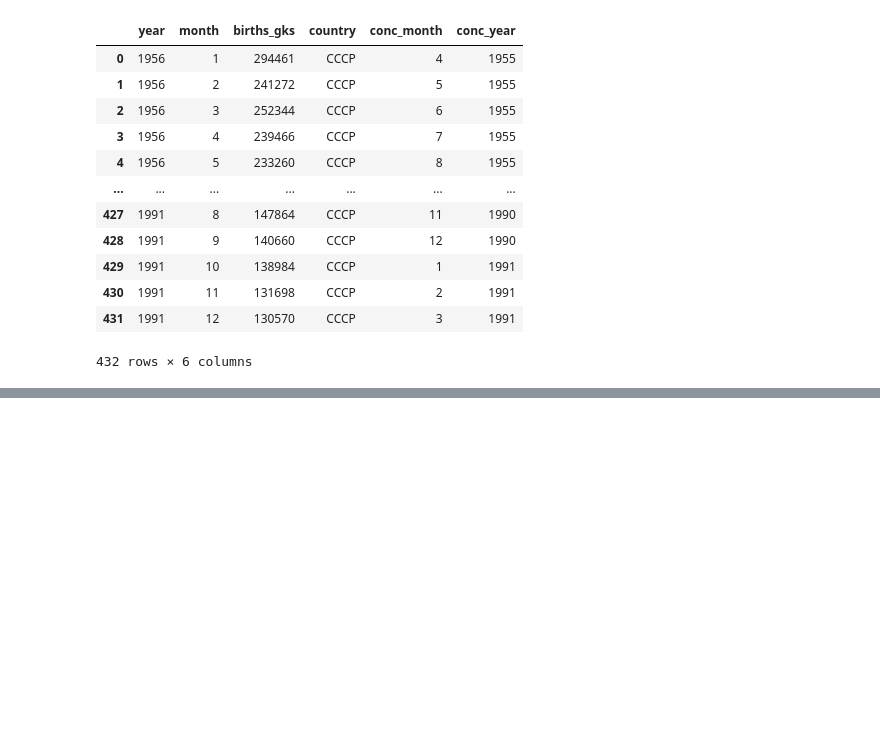
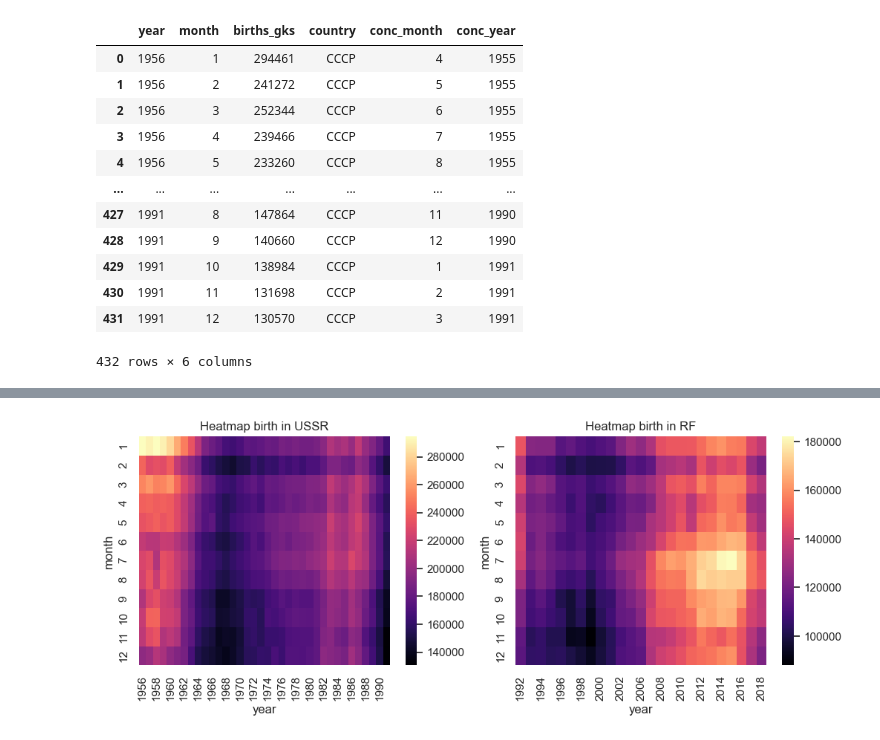
Before and after one commit to morenkoav/Birth_in_USSR, a Jupyter notebook: BirthInUSSR.ipynb, the cells around one changed output, grey strips where cells are left out. Saved outputs shown, nothing was run; the diff lists cells and outputs as text; code cells hidden in the pictures; blank space fills up the shorter version.

```diff
--- a/BirthInUSSR.ipynb
+++ b/BirthInUSSR.ipynb
@@ -204,6 +207,7 @@ ussr_df.groupby('conc_month')['births_gks'].mean().plot(kind='bar');
 # %%
-birth_pivot_table = df.pivot_table(values='births_gks', index = 'month', columns = 'year')
-birth_pivot_table
+# Сводная таблица рождаемости месяц/год в период СССР
+birth_USSR_pivot_table = df[df.country == 'CCCР'].pivot_table(values='births_gks', index = 'month', columns = 'year')
+birth_USSR_pivot_table
 # %% [output]
 | year | 1956 | 1957 | 1958 | 1959 | 1960 | 1961 | 1962 | 1963 | 1964 | 1965 | ... | ... |
 | month |  |  |  |  |  |  |  |  |  |  |  | ... |
@@ -226,0 +227,4 @@ sns.heatmap(birth_pivot_table, linecolor='white', linewidths=0, cmap = 'magma');
+# %%
+# Сводная таблица рождаемости месяц/год в период РФ
+birth_RF_pivot_table = df[df.country == 'РФ'].pivot_table(values='births_gks', index = 'month', columns = 'year')
+birth_RF_pivot_table
@@ -226,0 +247,10 @@ sns.heatmap(birth_pivot_table, linecolor='white', linewidths=0, cmap = 'magma');
+# %%
+fig, ax = plt.subplots(1,2, figsize = (12,4))
+
+sns.heatmap(birth_USSR_pivot_table, linecolor='white', linewidths=0, cmap = 'magma', ax=ax[0])
+ax[0].set_title('Heatmap birth in USSR')
+
+sns.heatmap(birth_RF_pivot_table, linecolor='white', linewidths=0, cmap = 'magma', ax=ax[1])
+ax[1].set_title('Heatmap birth in RF');
+# %% [output]
+[figure, added]
```
Also changed, not shown: parts of 11 cells of this notebook.
